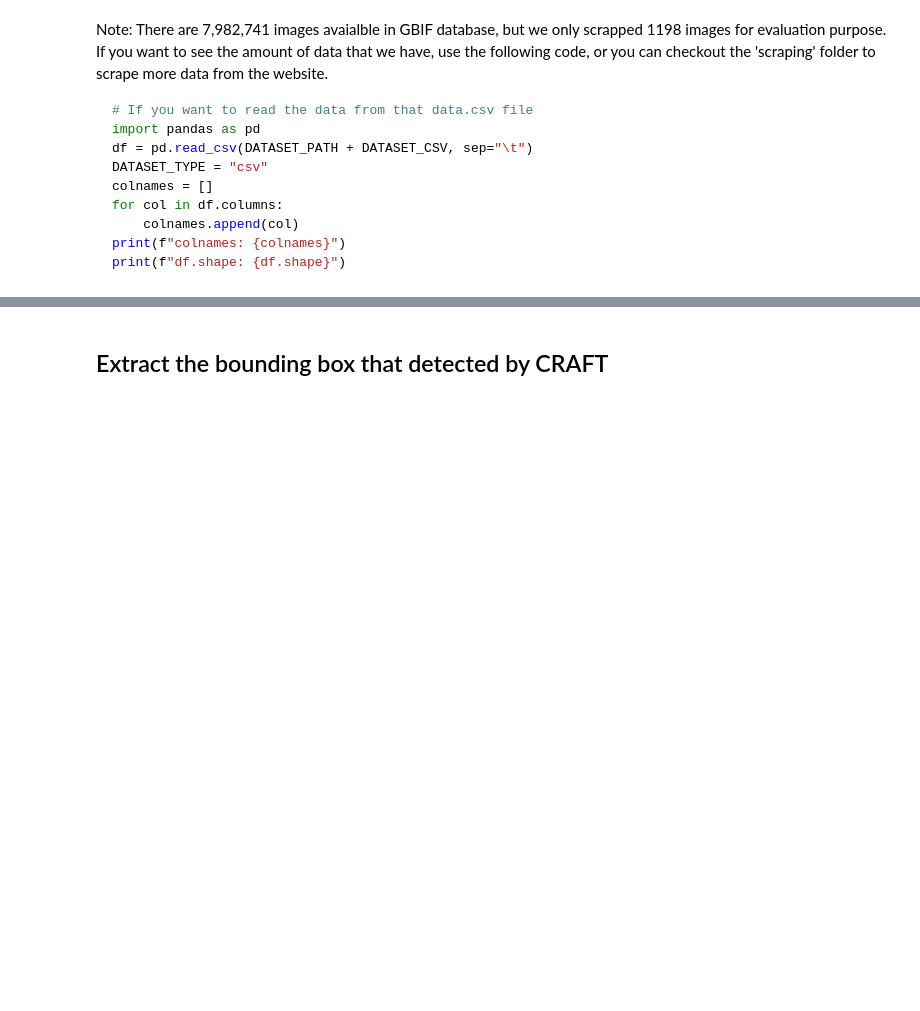
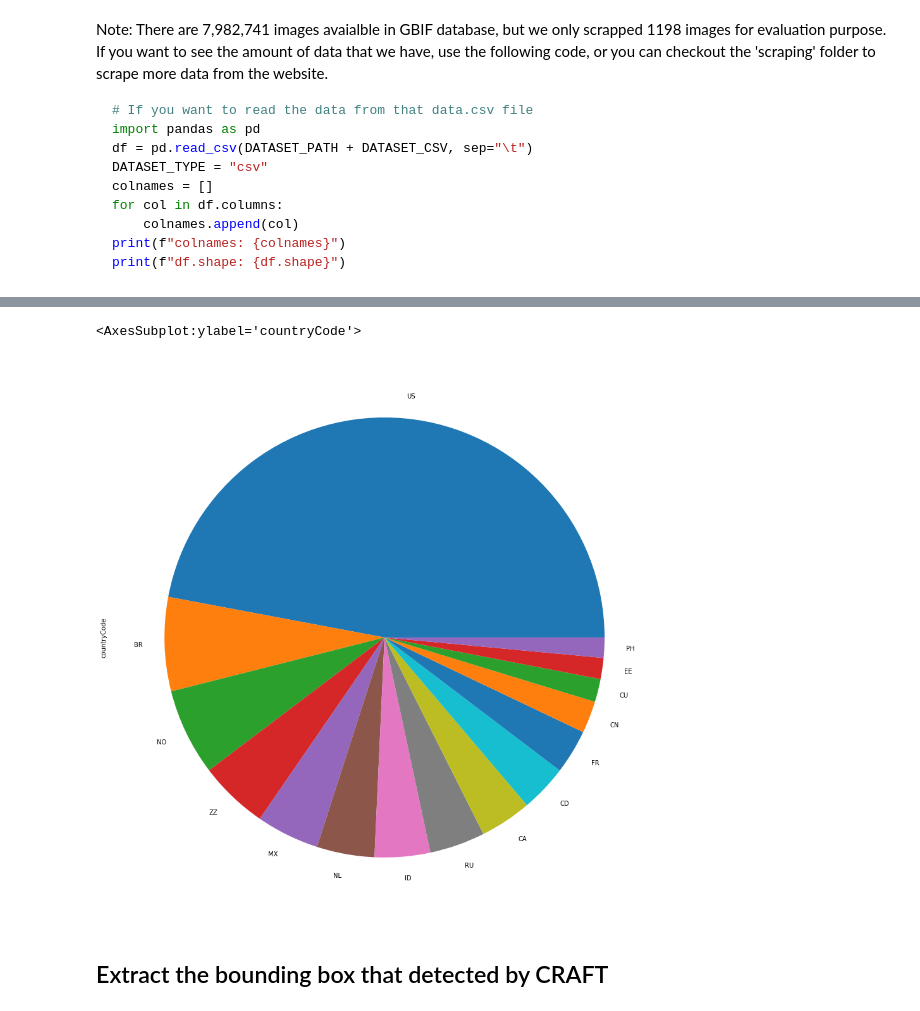
Before and after one commit to BU-Spark/ml-herbarium, a Jupyter notebook: EDA/EDA_analysis.ipynb, the cells around one changed output, grey strips where cells are left out. Cells and saved outputs as stored; diff of their text form; code cells hidden in the pictures; blank space fills up the shorter version.

```diff
--- a/EDA/EDA_analysis.ipynb
+++ b/EDA/EDA_analysis.ipynb
@@ -59,3 +187,19 @@ print(f"df.shape: {df.shape}")
+# %%
+kwargs = dict(
+
+    startangle = 90,
+    colormap   = 'Pastel2',
+    fontsize   = 13,
+    explode    = (0.1,0.1,0.1),
+    figsize    = (60,5),
+    autopct    = '%1.1f%%',
+    title      = 'Chemotherapy Stratification'
+)
+df['countryCode'].value_counts()[:15].plot.pie(y=df['countryCode'].unique(), figsize=(24, 16))
+# df.plot.pie(y='mass', figsize=(5, 5))
+# %% [output]
+<AxesSubplot:ylabel='countryCode'>
+[figure, added]
 # %% [markdown]
 ## Extract the bounding box that detected by CRAFT
 # %%
```
Also changed, not shown: parts of 11 cells of this notebook.
